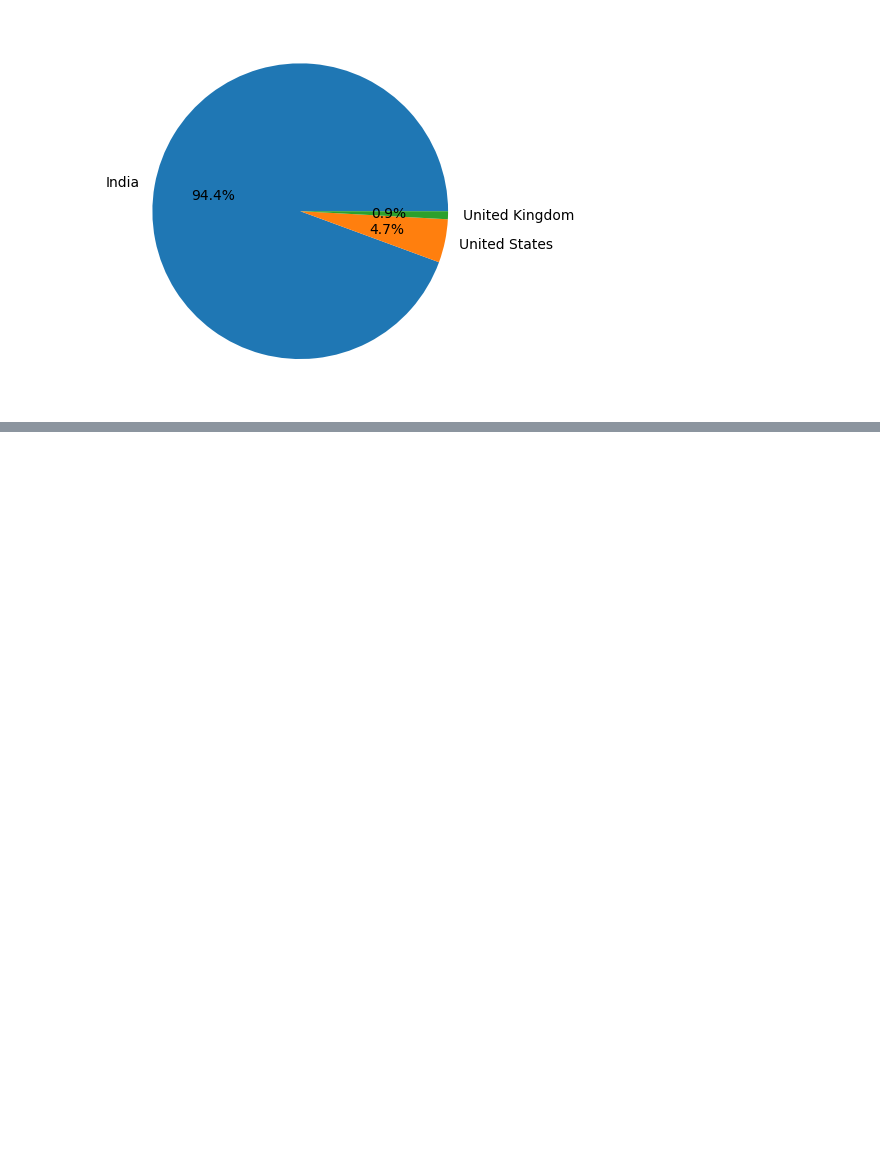
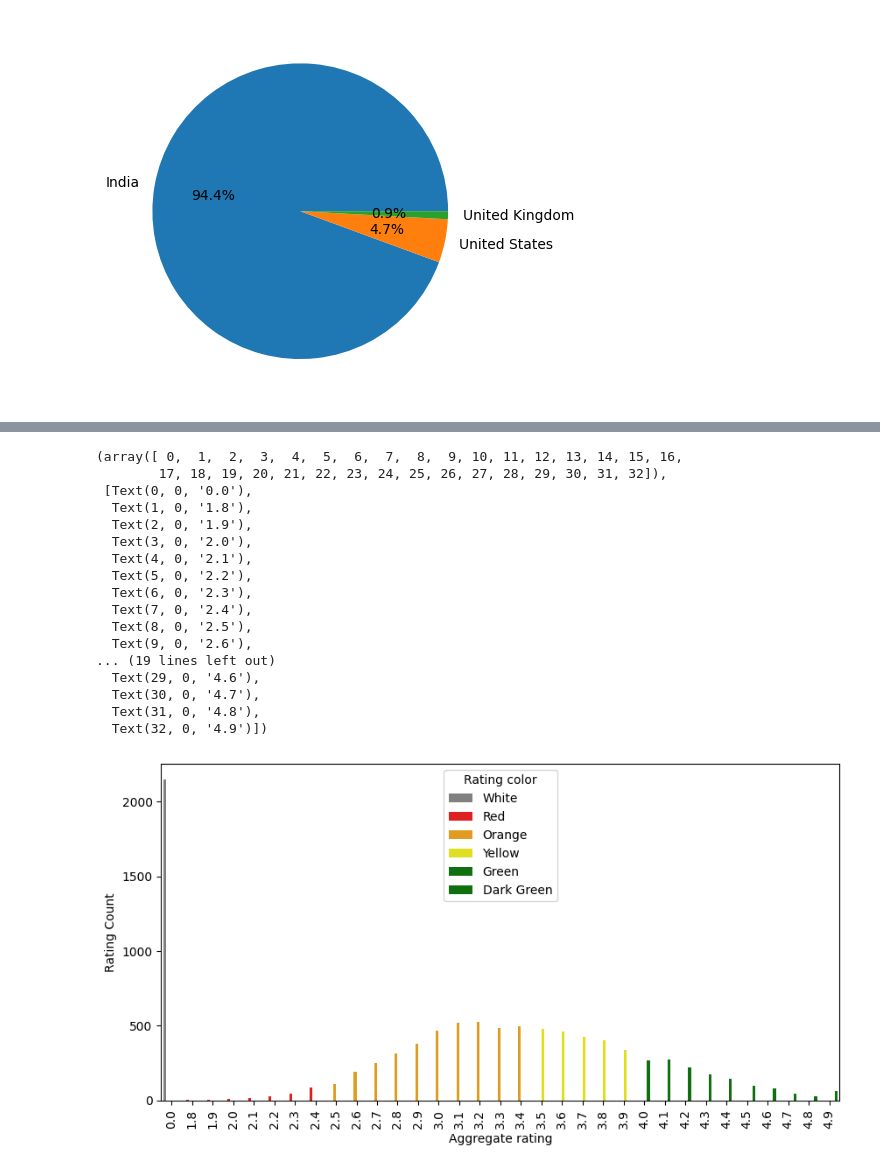
Before and after one commit to ZainDataS/EDAonZomatoDataset, a Jupyter notebook: Zomato_Dataset_EDA.ipynb, the cells around one changed output, grey strips where cells are left out. Drawn from its saved outputs; the diff is of its cells as text; code cells hidden in the pictures; blank space fills up the shorter version.

Commit message:
Finding more detailed insights on the rating as well as finding the cities having maximum order and sales.

```diff
--- a/Zomato_Dataset_EDA.ipynb
+++ b/Zomato_Dataset_EDA.ipynb
@@ -188,2 +188,2 @@ plt.pie(country_values[:3], labels=country_names[:3],autopct='%1.1f%%')
 # %%
-final_df.groupby(['Aggregate rating', 'Rating color', 'Rating text']).size().reset_index().rename(columns={0: 'Rating Count'}) #first grouping some selected columns then finding the size for each category then taking index along with the size column name and then renaming the size column.
+ratings = final_df.groupby(['Aggregate rating', 'Rating color', 'Rating text']).size().reset_index().rename(columns={0: 'Rating Count'}) #first grouping some selected columns then finding the size for each category then taking index along with the size column name and then renaming the size column.
@@ -207,0 +207,25 @@ final_df.groupby(['Aggregate rating', 'Rating color', 'Rating text']).size().res
+# %%
+#plotting the graph in the same color as of the rating colors
+import matplotlib
+matplotlib.rcParams['figure.figsize']= (10,5)
+sns.barplot(x="Aggregate rating", y="Rating Count", hue="Rating color",data=ratings, palette =['grey','red','orange','yellow','green','green'])
+plt.xticks(rotation=90)
+# %% [output]
+(array([ 0,  1,  2,  3,  4,  5,  6,  7,  8,  9, 10, 11, 12, 13, 14, 15, 16,
+        17, 18, 19, 20, 21, 22, 23, 24, 25, 26, 27, 28, 29, 30, 31, 32]),
+ [Text(0, 0, '0.0'),
+  Text(1, 0, '1.8'),
+  Text(2, 0, '1.9'),
+  Text(3, 0, '2.0'),
+  Text(4, 0, '2.1'),
+  Text(5, 0, '2.2'),
+  Text(6, 0, '2.3'),
+  Text(7, 0, '2.4'),
+  Text(8, 0, '2.5'),
+  Text(9, 0, '2.6'),
+... (19 lines left out)
+  Text(29, 0, '4.6'),
+  Text(30, 0, '4.7'),
+  Text(31, 0, '4.8'),
+  Text(32, 0, '4.9')])
+[figure, added]
```
Also changed, not shown: parts of 21 cells of this notebook.
